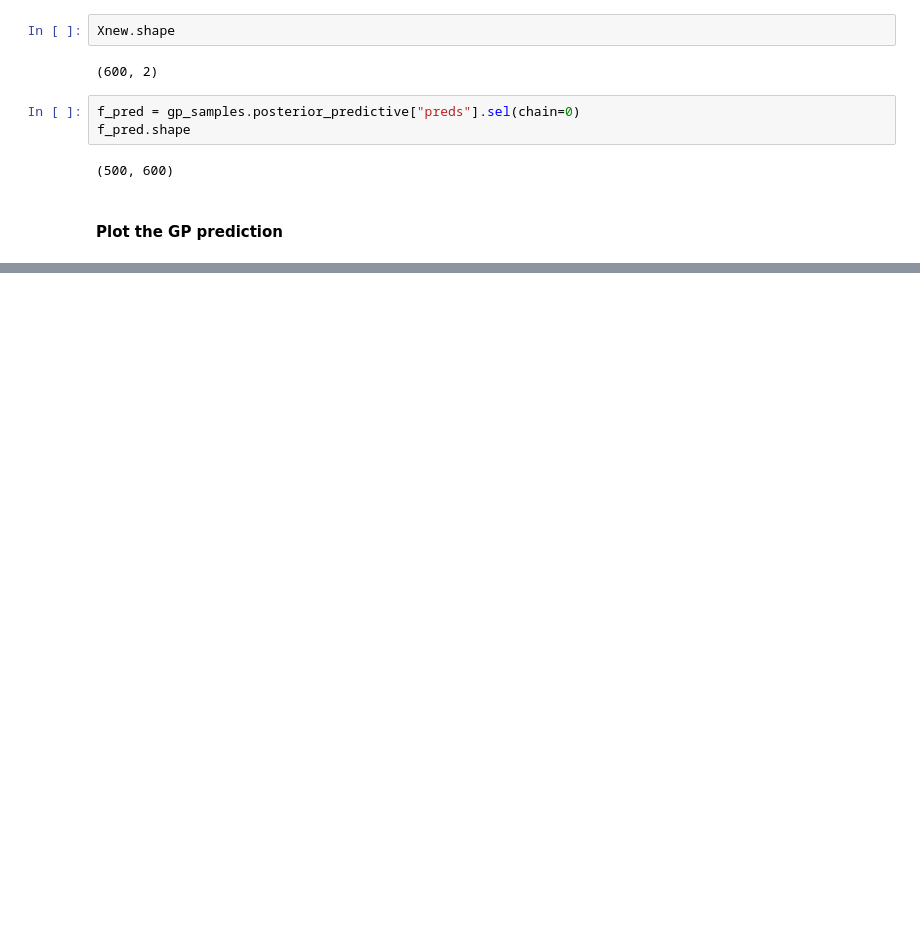
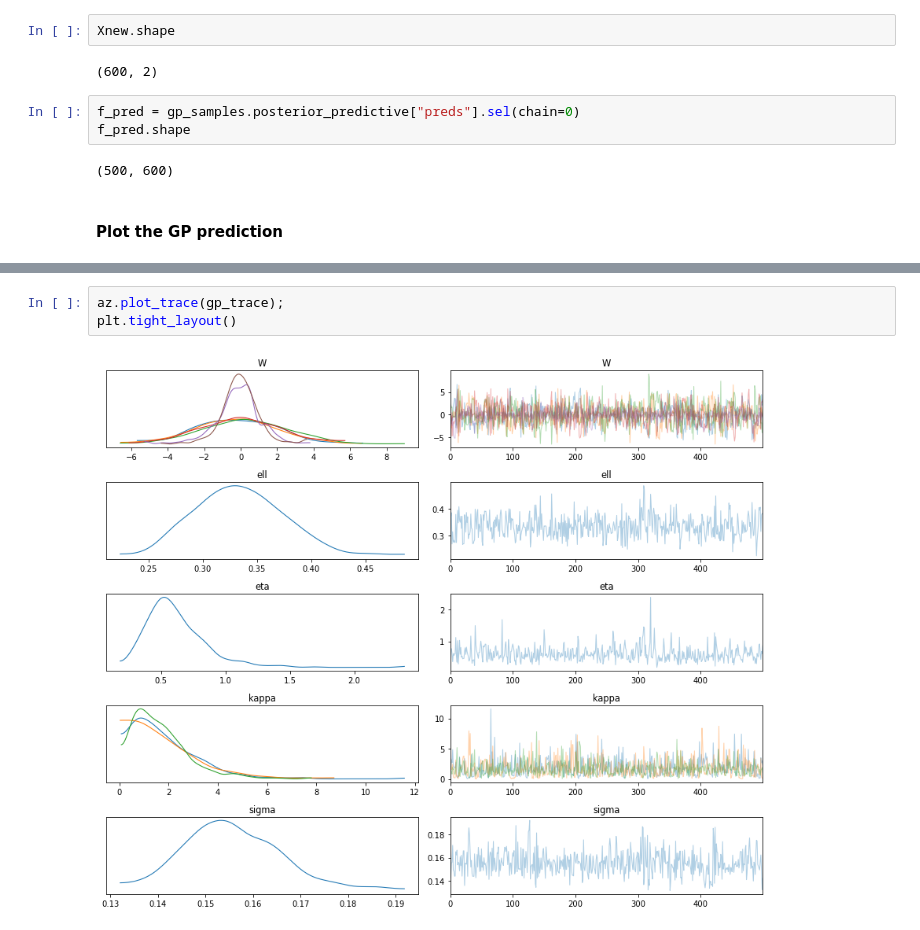
Before and after one commit to danhphan/gp_experiments, a Jupyter notebook: experiments/22_multitask_gp_regression_pymc_mogp_api_same_X.ipynb, the cells around one changed output, grey strips where cells are left out. Drawn from its saved outputs; the diff is of its cells as text; blank space fills up the shorter version.

Commit message:
Update plot similar to the case of ICM with MultiOutputMarginal

```diff
--- a/experiments/22_multitask_gp_regression_pymc_mogp_api_same_X.ipynb
+++ b/experiments/22_multitask_gp_regression_pymc_mogp_api_same_X.ipynb
@@ -229,3 +245,8 @@ plt.show()
+# %%
+az.plot_trace(gp_trace);
+plt.tight_layout()
+# %% [output]
+[figure, added]
 # %%
 %load_ext watermark
 %watermark -n -u -v -iv -w
```
Also changed, not shown: parts of 7 cells of this notebook.
